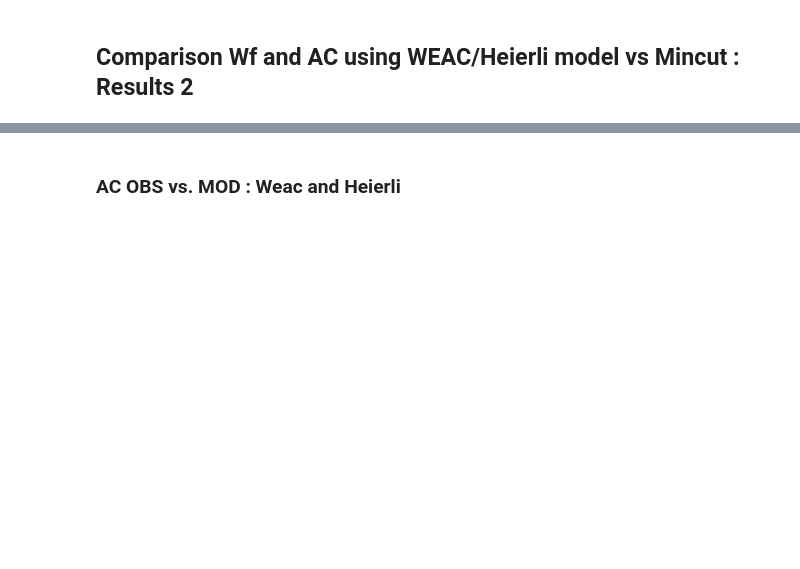
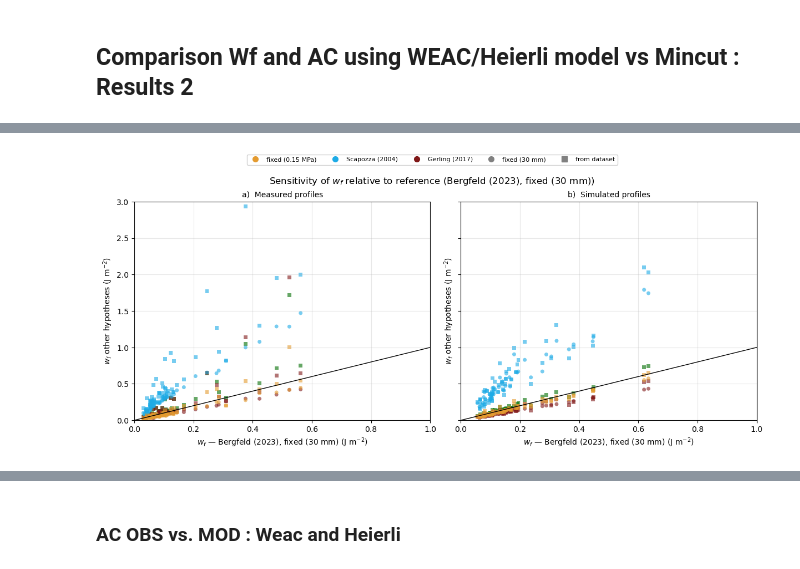
Before and after one commit to meteodmonteir/Article_Wf_param_2026, a Jupyter notebook: Analysis/Notebook_Wf_param_ac_evaluation_Monteiro.ipynb, the cells around one changed output, grey strips where cells are left out. Saved outputs shown, nothing was run; the diff lists cells and outputs as text; code cells hidden in the pictures; blank space fills up the shorter version.

```diff
--- a/Analysis/Notebook_Wf_param_ac_evaluation_Monteiro.ipynb
+++ b/Analysis/Notebook_Wf_param_ac_evaluation_Monteiro.ipynb
@@ -853,0 +697,52 @@ def compute_both_wf(slab, wl, WL_type, dim, MODEL="weac", fondation="EWL_t_defau
+# %%
+################################################################################
+"""Plot Wf for each hypothesis pair vs Wf from reference."""
+################################################################################
+
+REF_E = "Bergfeld (2023)"
+REF_H = "fixed (30 mm)"
+
+wl_rename = {"OBS": "Measured profiles", "Crocus": "Simulated profiles"}
+wl_labels = ["a)", "b)"]
+wl_names = df_full["WL_config"].unique()
+
+e_colors = {e: c for e, c in zip(E_FORMULATIONS.keys(), ["#e49b30", "#1dabe6", "#801818", "#006c00"])}
+h_markers = {h: m for h, m in zip(H_ASSUMPTIONS.keys(), ["o", "s"])}
+
+fig, axes = plt.subplots(1, len(wl_names), figsize=(6 * len(wl_names), 5), sharey=True, sharex=True, constrained_layout=True)
+axes = np.atleast_1d(axes)
+
+for i, (ax, wl_name) in enumerate(zip(axes, wl_names)):
+    sub = df_full[df_full["WL_config"] == wl_name]
+    ref = sub[(sub["E_formulation"] == REF_E) & (sub["h_assumption"] == REF_H)][["site", "layer", "time", "wf_I_II"]].rename(columns={"wf_I_II": "wf_ref"})
+
+    for (e_name, h_name), grp in sub.groupby(["E_formulation", "h_assumption"]):
+        if e_name == REF_E and h_name == REF_H:
+            continue
+
+        merged = grp.merge(ref, on=["site", "layer", "time"], how="inner").dropna(subset=["wf_I_II", "wf_ref"])
+        if merged.empty:
+            continue
+
+        ax.scatter(merged["wf_ref"], merged["wf_I_II"], color=e_colors.get(e_name, "gray"), marker=h_markers.get(h_name, "o"), s=25, alpha=0.6, edgecolors="none", label=f"{e_name} | {h_name}")
+
+    x = np.linspace(0, 1, 100)
+    ax.plot(x, x, "k-", lw=1)
+    ax.set_title(f"{wl_labels[i]}  {wl_rename.get(wl_name, wl_name)}", fontsize=10)
+    ax.set_xlabel(rf"$w_f$ — {REF_E}, {REF_H} (J$~$m$^{{-2}}$)")
+    ax.set_ylabel(r"$w_f$ other hypotheses (J$~$m$^{-2}$)")
+    ax.set_xlim(0, 1)
+    ax.set_ylim(0, 3)
+    ax.grid(alpha=0.3)
+
+# Legend: color = E formulation, marker = h assumption
+legend_handles = [Line2D([0], [0], marker="o", color=c, linestyle="None", markersize=7, label=e) for e, c in e_colors.items() if e != REF_E] + [
+    Line2D([0], [0], marker=m, color="gray", linestyle="None", markersize=7, label=h) for h, m in h_markers.items()
+]
+fig.legend(handles=legend_handles, loc="upper center", bbox_to_anchor=(0.5, 1.08), ncol=len(legend_handles), fontsize=8, framealpha=0.9)
+
+fig.suptitle(rf"Sensitivity of $w_f$ relative to reference ({REF_E}, {REF_H})")
+plt.savefig(output_path + "wf_sensitivity_vs_ref.png", dpi=300, bbox_inches="tight")
+plt.show()
+# %% [output]
+[figure, added]
```
Also changed, not shown: parts of 43 cells of this notebook.
